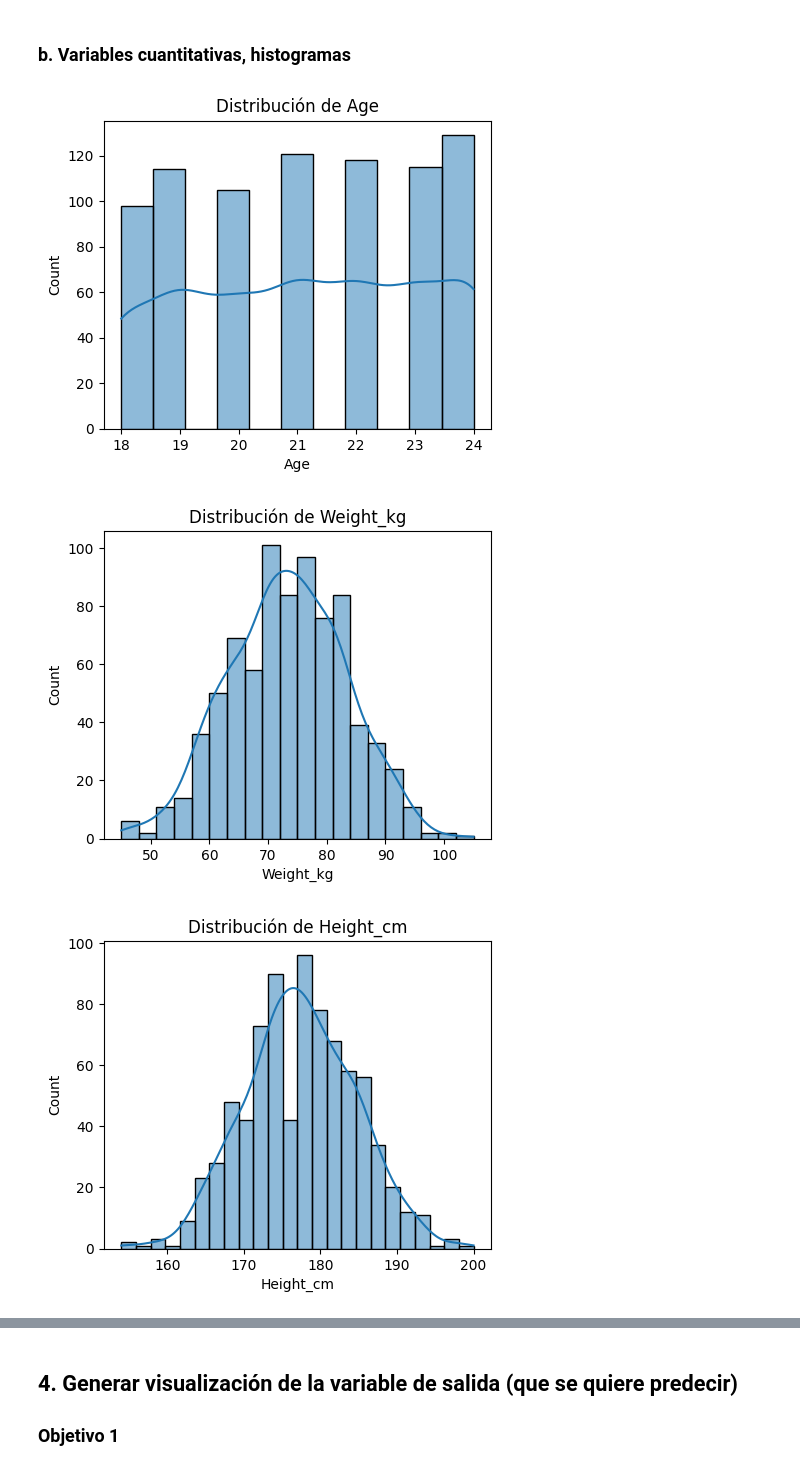
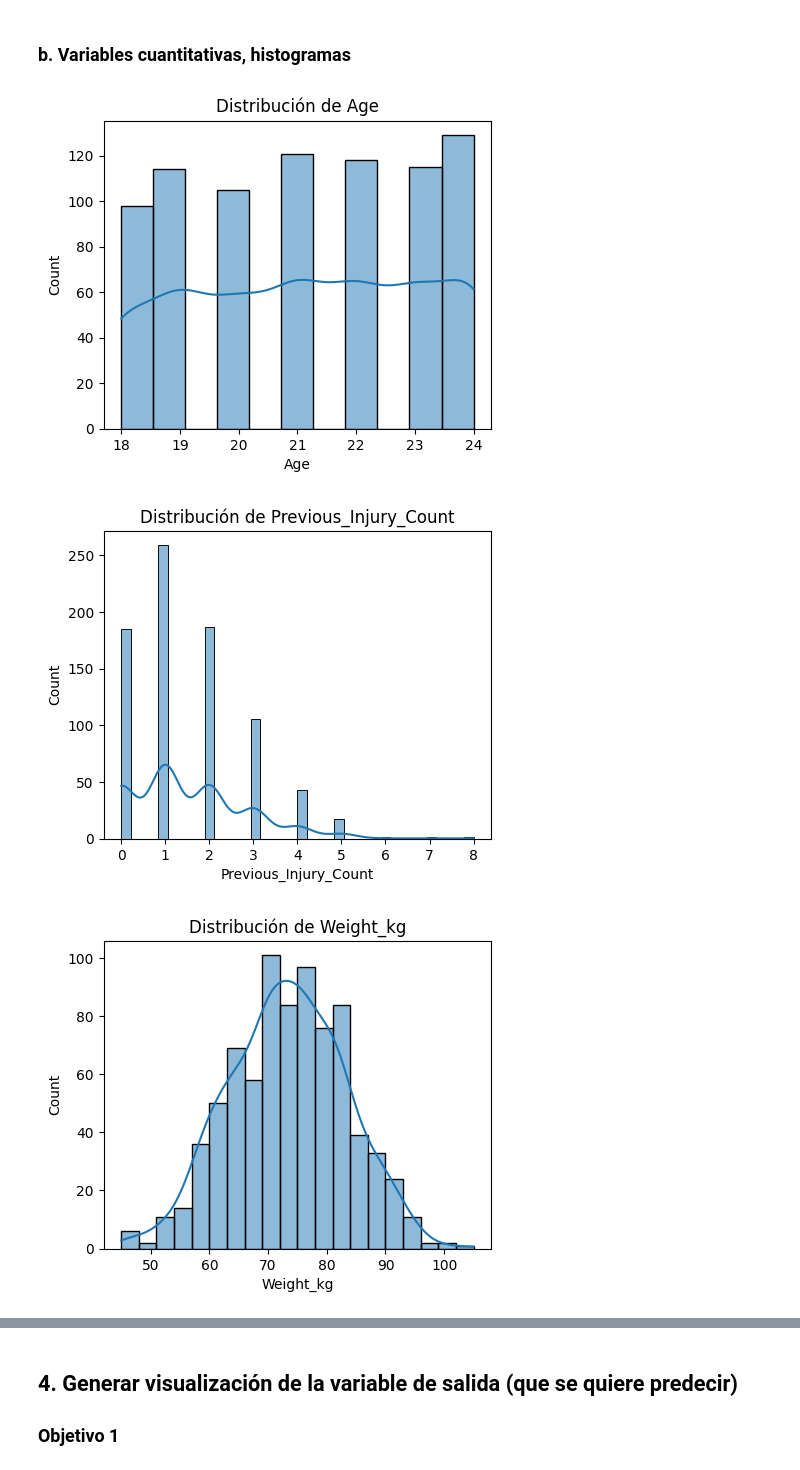
Before and after one commit to samegi/Proyecto4-IA, a Jupyter notebook: EDA/EDA_.ipynb, the cells around one changed output, grey strips where cells are left out. Saved outputs shown, nothing was run; the diff lists cells and outputs as text; code cells hidden in the pictures.

```diff
--- a/EDA/EDA_.ipynb
+++ b/EDA/EDA_.ipynb
@@ -14,7 +20,7 @@ pd.set_option('display.max_columns', None)
 ### Se hace una revision inicial del dataset, mostrando las columnas y las primeras 5 filas
 # %%
 # Cargar el dataset, cambiar ruta dependiendo de tu ubicación
-ruta = r"C:\Users\mejia\OneDrive\Escritorio\U\5to Semestre\Intro IA\Proyectos\Proyecto4-IA\Datos\data.csv"
+ruta = r"C:\Users\mejia\Desktop\Estudio\IA\Proyecto4-IA\Datos\data.csv"
 df = pd.read_csv(ruta)
 
 # Mostrar las primeras filas
@@ -179,18 +185,18 @@ plt.show()
 # %%
 # --- Variables numéricas ---
 numericas = [
-    'Age','Weight_kg','Height_cm','BMI','Balance_Test_Score','Nutrition_Quality_Score',
+    'Age', 'Previous_Injury_Count','Weight_kg','Height_cm','BMI','Balance_Test_Score','Nutrition_Quality_Score',
     'Stress_Level_Score','Sleep_Hours_Per_Night','Agility_Score','Sprint_Speed_10m_s',
     'Reaction_Time_ms','Hamstring_Flexibility','Knee_Strength_Score',
     'Matches_Played_Past_Season','Training_Hours_Per_Week'
 ]
 
 for col in numericas:
     plt.figure(figsize=(5,4))
     sns.histplot(data=df, x=col, kde=True)
     plt.title(f"Distribución de {col}")
     plt.show()
 # %% [output]
 [figure]
-[figure, old version]
+[figure, new version]
-[figure, old version]
+[figure, new version]
```
Also changed, not shown: parts of 61 cells of this notebook, 1 other file.
